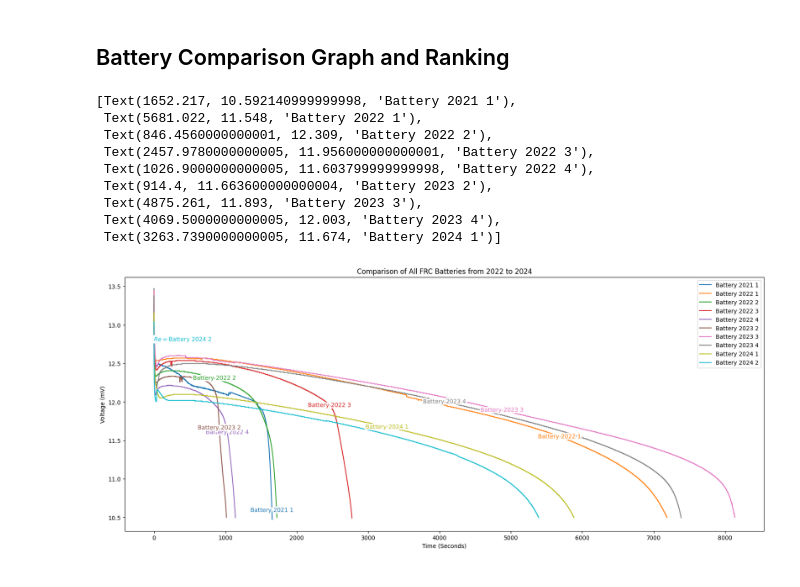
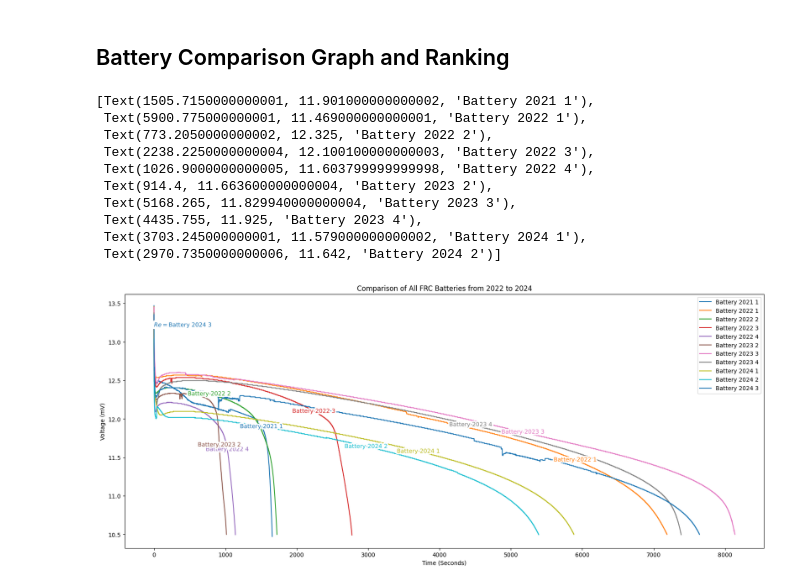
Before and after one commit to Neplooo/Data-Projects, a Jupyter notebook: FRC Battery Analysis/FRCGrandDataAnalysis.ipynb, the cells around one changed output. Saved outputs shown, nothing was run; the diff lists cells and outputs as text; code cells hidden in the pictures.

Commit message:
Added New Battery and Updated Power Rankings

```diff
--- a/FRC Battery Analysis/FRCGrandDataAnalysis.ipynb
+++ b/FRC Battery Analysis/FRCGrandDataAnalysis.ipynb
@@ -76,8 +79,7 @@ battery2024_1 = pd.read_csv("/content/2024_1.csv")
 battery2024_2 = pd.read_csv("/content/2024_2.csv")
 
 #Battery 3 2024
-#We are waiting for battery :)
-
+battery2024_3 = pd.read_csv("/content/2024_3-test2.csv")
 
 battery2021_1_x = battery2021_1['Time (s)']
 
@@ -94,6 +96,7 @@ battery2023_4_x = battery2023_4['Time (s)']
 
 battery2024_1_x = battery2024_1['Time (s)']
 battery2024_2_x = battery2024_2['Time (s)']
+battery2024_3_x = battery2024_3['Time (s)']
 
 battery2021_1_y = battery2021_1['Voltage (V)']
 
@@ -110,6 +113,7 @@ battery2023_4_y = battery2023_4['Voltage (V)']
 
 battery2024_1_y = battery2024_1['Voltage (V)']
 battery2024_2_y = battery2024_2['Voltage (V)']
+battery2024_3_y = battery2024_3['Voltage (V)']
 # %%
 battery2022_1.head()
 # %% [output]
@@ -154,38 +158,40 @@ AttributeError: module 'pandas' has no attribute 'dataframe'
 fig, ax = plt.subplots(figsize=(20,8))
 
 ax.plot(battery2021_1_x, battery2021_1_y, label="Battery 2021 1")
 
 ax.plot(battery2022_1_x, battery2022_1_y, label="Battery 2022 1")
 ax.plot(battery2022_2_x, battery2022_2_y, label="Battery 2022 2")
 ax.plot(battery2022_3_x, battery2022_3_y, label="Battery 2022 3")
 ax.plot(battery2022_4_x, battery2022_4_y, label="Battery 2022 4")
 
 #ax.plot(battery2023_1_x, battery2023_1_y, label="Battery 2023 1")
 ax.plot(battery2023_2_x, battery2023_2_y, label="Battery 2023 2")
 ax.plot(battery2023_3_x, battery2023_3_y, label="Battery 2023 3")
 ax.plot(battery2023_4_x, battery2023_4_y, label="Battery 2023 4")
 
 ax.plot(battery2024_1_x, battery2024_1_y, label="Battery 2024 1")
 ax.plot(battery2024_2_x, battery2024_2_y, label="Battery 2024 2")
+ax.plot(battery2024_3_x, battery2024_3_y, label="Battery 2024 3")
 
 ax.set_title("Comparison of All FRC Batteries from 2022 to 2024")
 ax.set_xlabel("Time (Seconds)")
 ax.set_ylabel("Voltage (mV)")
 
 ax.legend()
 
 lines = plt.gca().get_lines()
 l1=lines[-1]
 labelLine(l1,0.6,label=r'$Re=${}'.format(l1.get_label()),ha='left',va='bottom',align = False)
 labelLines(lines[:-1],align=False)
 # %% [output]
-[Text(1652.217, 10.592140999999998, 'Battery 2021 1'),
- Text(5681.022, 11.548, 'Battery 2022 1'),
- Text(846.4560000000001, 12.309, 'Battery 2022 2'),
- Text(2457.9780000000005, 11.956000000000001, 'Battery 2022 3'),
+[Text(1505.7150000000001, 11.901000000000002, 'Battery 2021 1'),
+ Text(5900.775000000001, 11.469000000000001, 'Battery 2022 1'),
+ Text(773.2050000000002, 12.325, 'Battery 2022 2'),
+ Text(2238.2250000000004, 12.100100000000003, 'Battery 2022 3'),
  Text(1026.9000000000005, 11.603799999999998, 'Battery 2022 4'),
  Text(914.4, 11.663600000000004, 'Battery 2023 2'),
- Text(4875.261, 11.893, 'Battery 2023 3'),
- Text(4069.5000000000005, 12.003, 'Battery 2023 4'),
- Text(3263.7390000000005, 11.674, 'Battery 2024 1')]
+ Text(5168.265, 11.829940000000004, 'Battery 2023 3'),
+ Text(4435.755, 11.925, 'Battery 2023 4'),
+ Text(3703.245000000001, 11.579000000000002, 'Battery 2024 1'),
+ Text(2970.7350000000006, 11.642, 'Battery 2024 2')]
-[figure, old version]
+[figure, new version]
```
Also changed, not shown: parts of 3 cells of this notebook.
